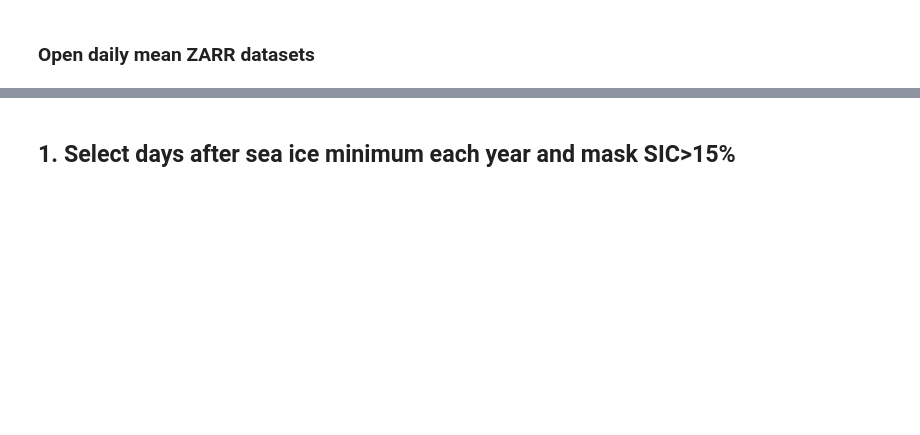
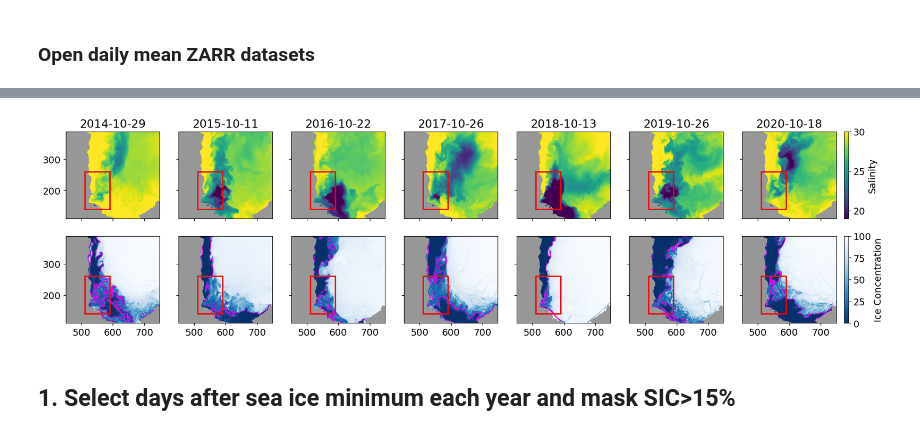
Before and after one commit to mjzahn/SASSIE_ECCO_salinity_stratification, a Jupyter notebook: notebooks/stratification_analyses/16_FWC_SIC_timeseries.ipynb, the cells around one changed output, grey strips where cells are left out. Saved outputs shown, nothing was run; the diff lists cells and outputs as text; code cells hidden in the pictures; blank space fills up the shorter version.

```diff
--- a/notebooks/stratification_analyses/16_FWC_SIC_timeseries.ipynb
+++ b/notebooks/stratification_analyses/16_FWC_SIC_timeseries.ipynb
@@ -54,3 +84,66 @@ HH_land_beaufort = HH_grid_land.isel(i=slice(450,750),j=slice(110,390))
+# %%
+import matplotlib.patches as patches
+import matplotlib.cm as cm
+import matplotlib.colors as colors
+
+# Define one specific date per year (2014–2020)
+dates = [
+    '2014-10-29',
+    '2015-10-11',
+    '2016-10-22',
+    '2017-10-26',
+    '2018-10-13',
+    '2019-10-26',
+    '2020-10-18'
+]
+
+# Create subplots: 2 rows (salt and ice), 7 columns (years)
+fig, axes = plt.subplots(nrows=2, ncols=7, figsize=(21, 5.1), sharex=True, sharey=True)
+
+# Define color maps and normalization
+salt_cmap = cm.viridis
+salt_norm = colors.Normalize(vmin=19, vmax=30)
+
+ice_cmap = cm.Blues_r
+ice_norm = colors.Normalize(vmin=0, vmax=100)
+
+for i, date_str in enumerate(dates):
+    # SALT top row
+    ax_salt = axes[0, i]
+    salt = salt_beaufort.sel(time=date_str).isel(k=0)
+    im_salt = salt.plot(ax=ax_salt, cmap=salt_cmap, norm=salt_norm, add_colorbar=False)
+    HH_land_beaufort.plot(ax=ax_salt,cmap='Greys_r',add_colorbar=False)
+    ax_salt.set_title(date_str)
+    ax_salt.set_xlabel('')
+    ax_salt.set_ylabel('')
+
+    rect = patches.Rectangle((510, 140), 80, 120, linewidth=2, edgecolor='r', facecolor='none')
+    ax_salt.add_patch(rect)
+
+    # ICE bottom row
+    ax_ice = axes[1, i]
+    ice = ice_beaufort.sel(time=date_str)
+    im_ice = ice.plot(ax=ax_ice, cmap=ice_cmap, norm=ice_norm, add_colorbar=False)
+    ice.isel(time=0).plot.contour(ax=ax_ice, levels=[15], colors='magenta', linewidths=0.8,add_colorbar=False)
+    HH_land_beaufort.plot(ax=ax_ice,cmap='Greys_r',add_colorbar=False)
+    ax_ice.set_xlabel('')
+    ax_ice.set_title('')
+    ax_ice.set_ylabel('')
+
+    rect = patches.Rectangle((510, 140), 80, 120, linewidth=2, edgecolor='r', facecolor='none')
+    ax_ice.add_patch(rect)
+
+# Add colorbars to the right of the last column
+cbar_salt = fig.colorbar(cm.ScalarMappable(norm=salt_norm, cmap=salt_cmap), ax=axes[0, :], orientation='vertical', fraction=0.02, pad=0.01)
+cbar_salt.set_label('Salinity')
+
+cbar_ice = fig.colorbar(cm.ScalarMappable(norm=ice_norm, cmap=ice_cmap), ax=axes[1, :], orientation='vertical', fraction=0.02, pad=0.01)
+cbar_ice.set_label('Ice Concentration')
+
+# plt.tight_layout()
+plt.show()
+# %% [output]
+[figure, added]
 # %% [markdown]
 ## 1. Select days after sea ice minimum each year and mask SIC>15%
 # %%
```
Also changed, not shown: parts of 27 cells of this notebook, 3 other files.
